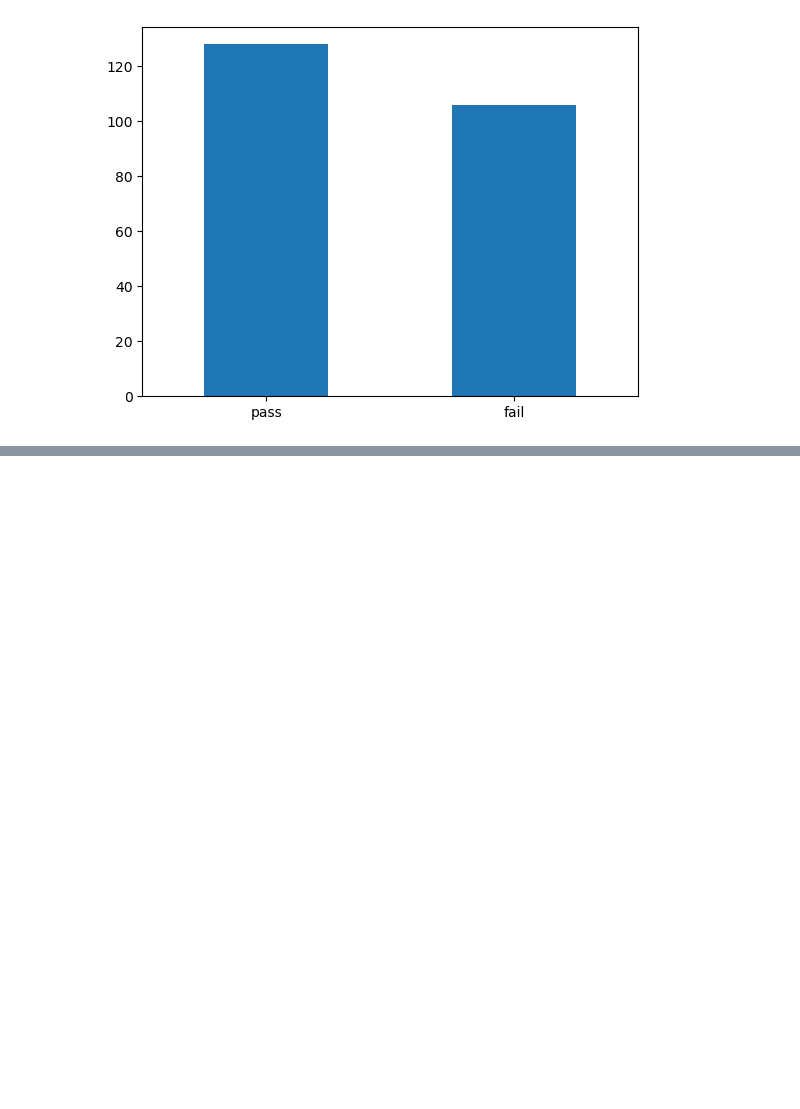
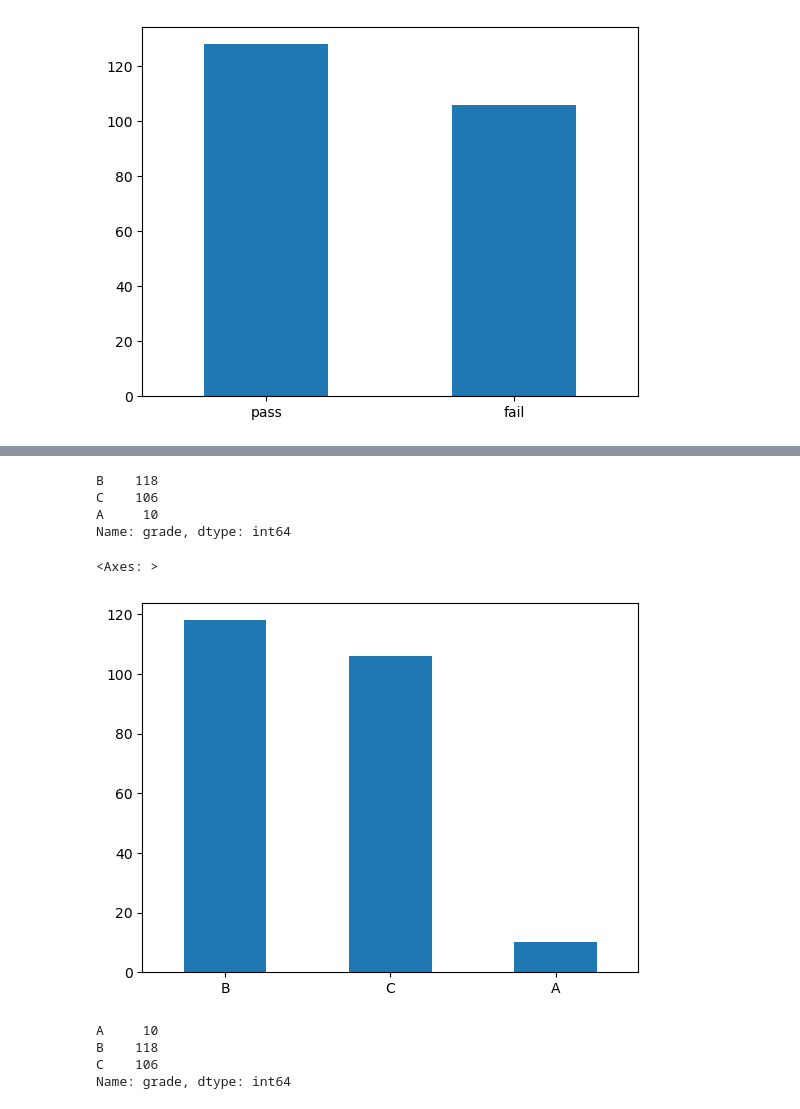
Before and after one commit to gun587330/-, a Jupyter notebook: Note.ipynb, the cells around one changed output, grey strips where cells are left out. Cells and saved outputs as stored; diff of their text form; code cells hidden in the pictures; blank space fills up the shorter version.

```diff
--- a/Note.ipynb
+++ b/Note.ipynb
@@ -515,3 +515,11 @@ count_test.plot.bar(rot = 0) # rot : 회전 각도
 # %% [output]
 <Axes: >
 [figure]
+# %%
+# 중첩 조건문 활용하기
+# 1. 연비 등급 변수 만들기
+# total 기준으로 A, B, C 등급 부여
+# 범주 값을 3가지 이상으로 부여하려면 np.where()안에 np.where()을 중첩하여 나타내야 함.
+mpg['grade'] = np.where(mpg['total'] >= 30, 'A',
+                np.where(mpg['total'] >= 20, 'B', 'C'))
+mpg.head() # 앞 5개만 간략히 확인하여 데이터 확인
@@ -517,0 +533,23 @@ count_test.plot.bar(rot = 0) # rot : 회전 각도
+# %%
+# 2. 빈도표와 막대 그래프로 연비 등급 살펴보기
+count_grade = mpg['grade'].value_counts() # 등급 빈도표 만들기
+count_grade
+# %% [output]
+B    118
+C    106
+A     10
+Name: grade, dtype: int64
+# %%
+count_grade.plot.bar(rot = 0) # 등급 빈도 막대 그래프 만들기 > 빈도 기준으로 내림차순 정리되어 있음(디폴트)
+# %% [output]
+<Axes: >
+[figure, added]
+# %%
+# 알파벳순으로 막대 정렬하기
+count_grade = mpg['grade'].value_counts().sort_index() #메서드 체이닝(method chaining) 변수에 여러 메서드를 순서대로 적용할 수 있어 출력 결과를 변수에 할당하고 다시 불러오는 작업을 반복하지 않아도 됨.(숏코딩)
+count_grade
+# %% [output]
+A     10
+B    118
+C    106
+Name: grade, dtype: int64
```
Also changed, not shown: parts of 18 cells of this notebook.
